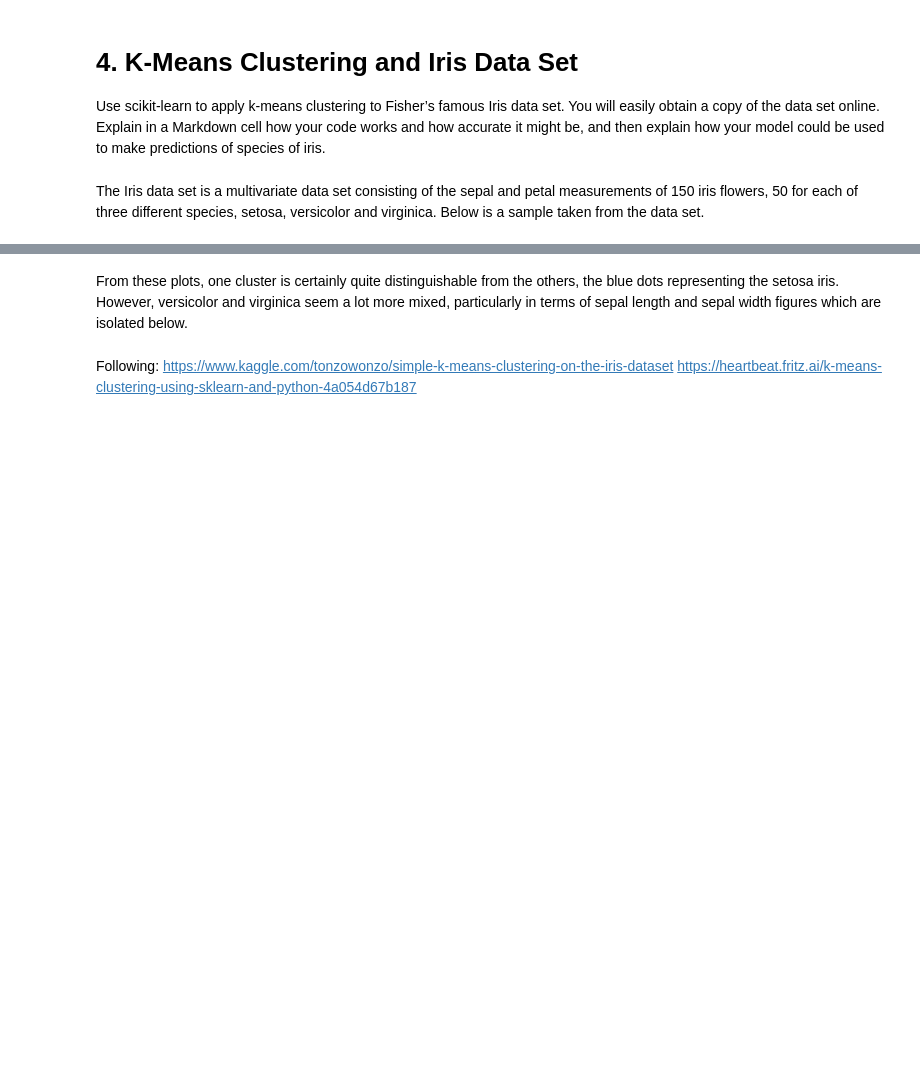
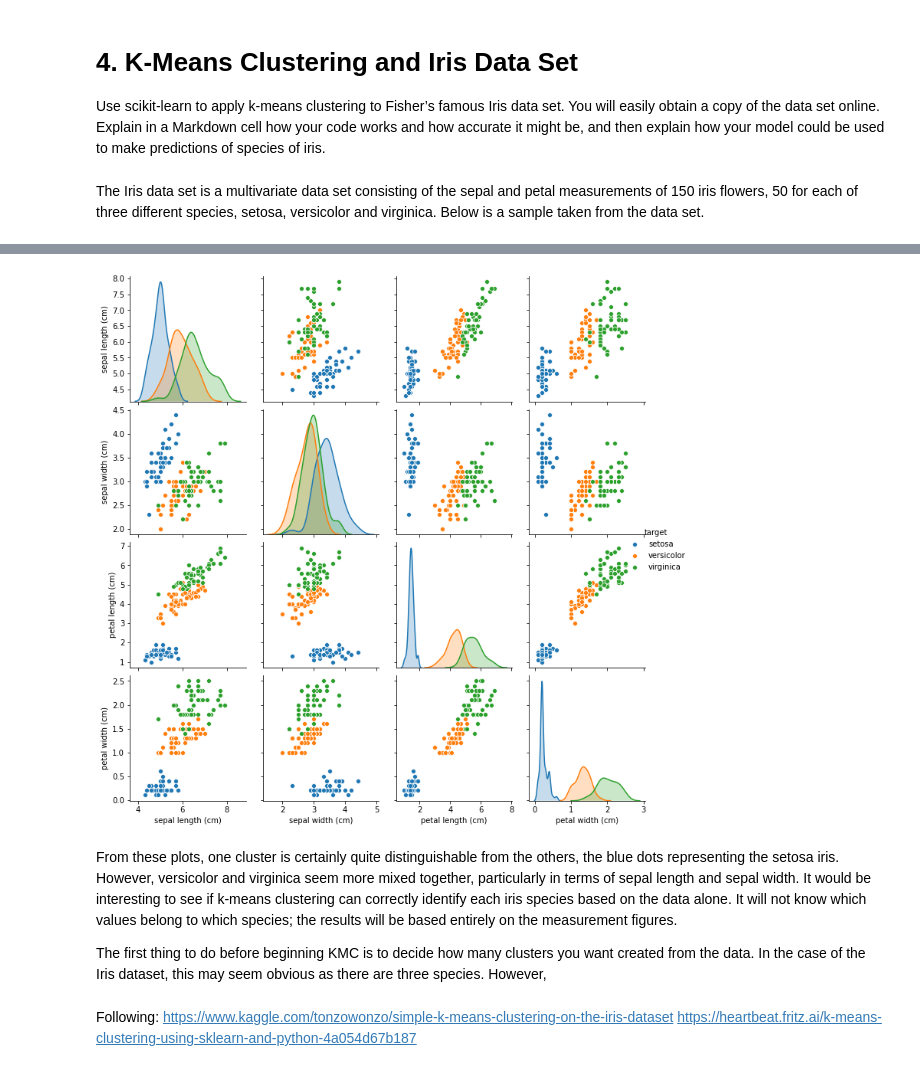
Before and after one commit to jennifer-ryan/machine-learning-tasks, a Jupyter notebook: Tasks.ipynb, the cells around one changed output, grey strips where cells are left out. Cells and saved outputs as stored; diff of their text form; code cells hidden in the pictures; blank space fills up the shorter version.

```diff
--- a/Tasks.ipynb
+++ b/Tasks.ipynb
@@ -568,2 +563,15 @@ plt.show()
+# %%
+# Iris data set pairplots
+iris_plot = sns.pairplot(iris_df, hue = 'target')
+
+# Adding species names https://stackoverflow.com/a/45211976
+new_labels = iris['target_names']
+for t, l in zip(iris_plot._legend.texts, new_labels): t.set_text(l)
+
+plt.show()
+# %% [output]
+[figure, added]
 # %% [markdown]
-From these plots, one cluster is certainly quite distinguishable from the others, the blue dots representing the setosa iris. However, versicolor and virginica seem a lot more mixed, particularly in terms of sepal length and sepal width figures which are isolated below.
+From these plots, one cluster is certainly quite distinguishable from the others, the blue dots representing the setosa iris. However, versicolor and virginica seem more mixed together, particularly in terms of sepal length and sepal width. It would be interesting to see if k-means clustering can correctly identify each iris species based on the data alone. It will not know which values belong to which species; the results will be based entirely on the measurement figures.
+
+The first thing to do before beginning KMC is to decide how many clusters you want created from the data. In the case of the Iris dataset, this may seem obvious as there are three species. However,
```
Also changed, not shown: parts of 14 cells of this notebook.
